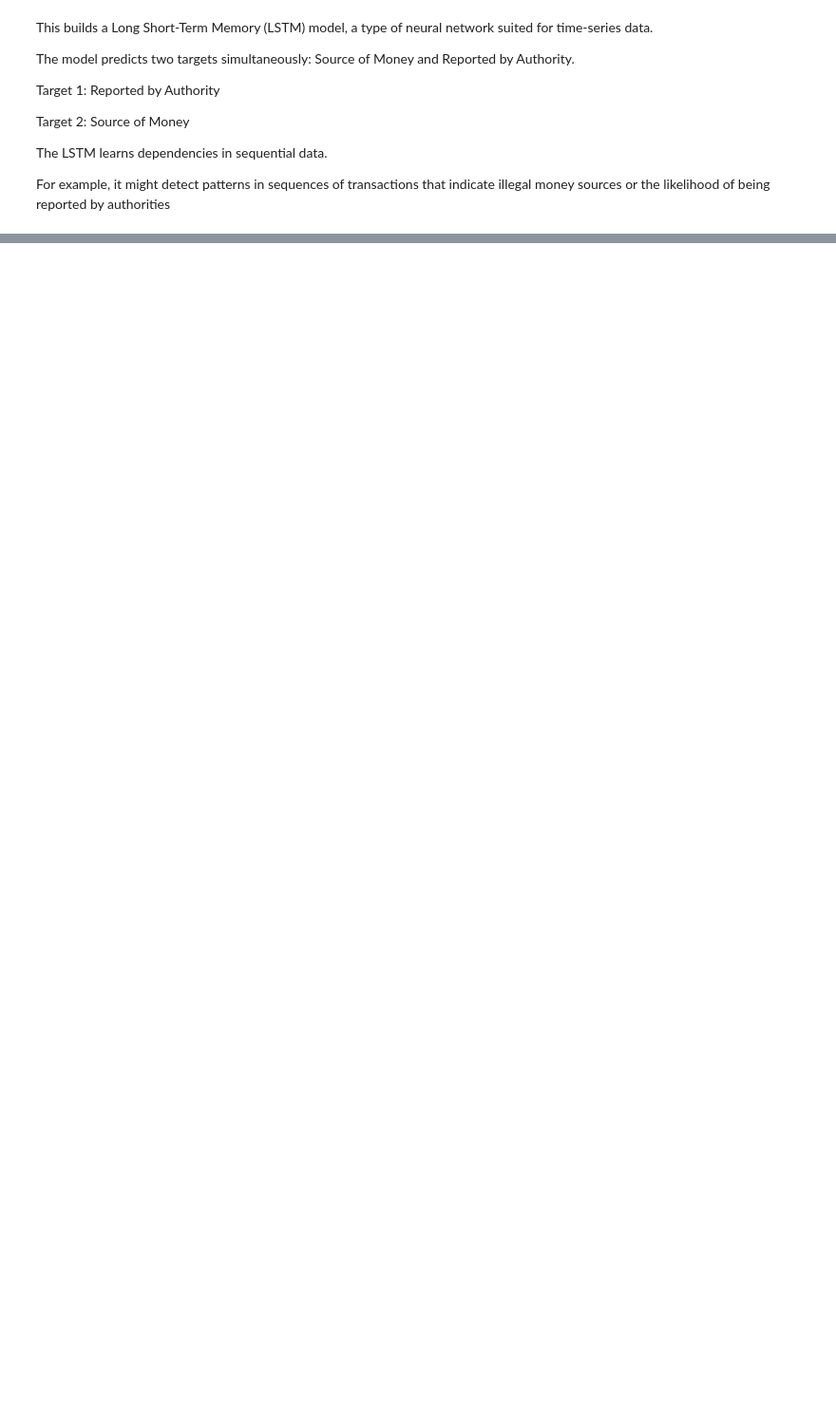
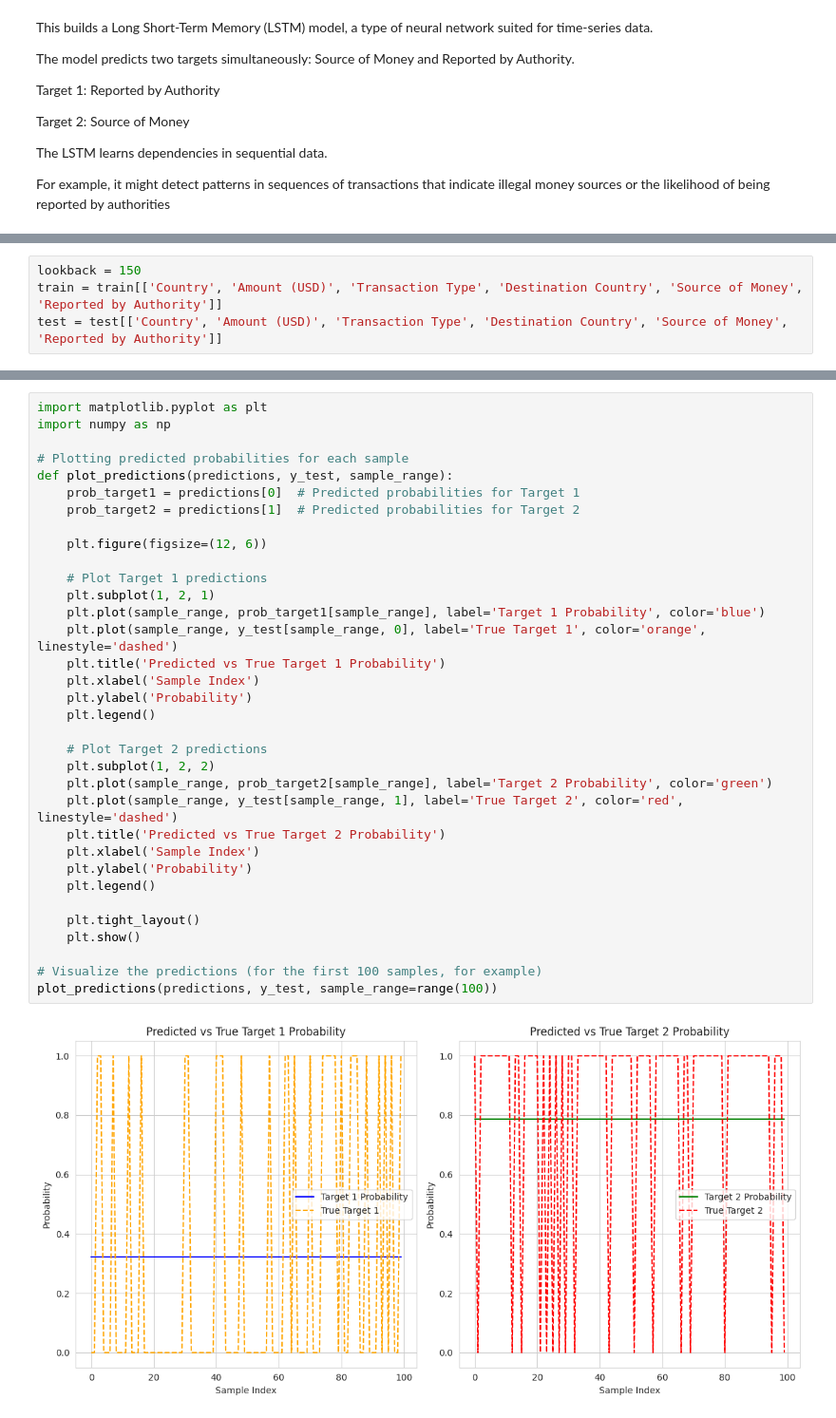
Before and after one commit to muhammadahmed73/Final-Project, a Jupyter notebook: 22031216_UOH_Final_Project.ipynb, the cells around one changed output, grey strips where cells are left out. Shown at 95% size. Saved outputs shown, nothing was run; the diff lists cells and outputs as text; blank space fills up the shorter version.

```diff
--- a/22031216_UOH_Final_Project.ipynb
+++ b/22031216_UOH_Final_Project.ipynb
@@ -981,0 +1063,4 @@ For example, it might detect patterns in sequences of transactions that indicate
+# %%
+lookback = 150
+train = train[['Country', 'Amount (USD)', 'Transaction Type', 'Destination Country', 'Source of Money', 'Reported by Authority']]
+test = test[['Country', 'Amount (USD)', 'Transaction Type', 'Destination Country', 'Source of Money', 'Reported by Authority']]
@@ -1198,0 +1433,36 @@ None
+# %%
+import matplotlib.pyplot as plt
+import numpy as np
+
+# Plotting predicted probabilities for each sample
+def plot_predictions(predictions, y_test, sample_range):
+    prob_target1 = predictions[0]  # Predicted probabilities for Target 1
+    prob_target2 = predictions[1]  # Predicted probabilities for Target 2
+
+    plt.figure(figsize=(12, 6))
+
+    # Plot Target 1 predictions
+    plt.subplot(1, 2, 1)
+    plt.plot(sample_range, prob_target1[sample_range], label='Target 1 Probability', color='blue')
+    plt.plot(sample_range, y_test[sample_range, 0], label='True Target 1', color='orange', linestyle='dashed')
+    plt.title('Predicted vs True Target 1 Probability')
+    plt.xlabel('Sample Index')
+    plt.ylabel('Probability')
+    plt.legend()
+
+    # Plot Target 2 predictions
+    plt.subplot(1, 2, 2)
+    plt.plot(sample_range, prob_target2[sample_range], label='Target 2 Probability', color='green')
+    plt.plot(sample_range, y_test[sample_range, 1], label='True Target 2', color='red', linestyle='dashed')
+    plt.title('Predicted vs True Target 2 Probability')
+    plt.xlabel('Sample Index')
+    plt.ylabel('Probability')
+    plt.legend()
+
+    plt.tight_layout()
+    plt.show()
+
+# Visualize the predictions (for the first 100 samples, for example)
+plot_predictions(predictions, y_test, sample_range=range(100))
+# %% [output]
+[figure, added]
```
Also changed, not shown: parts of 30 cells of this notebook.
